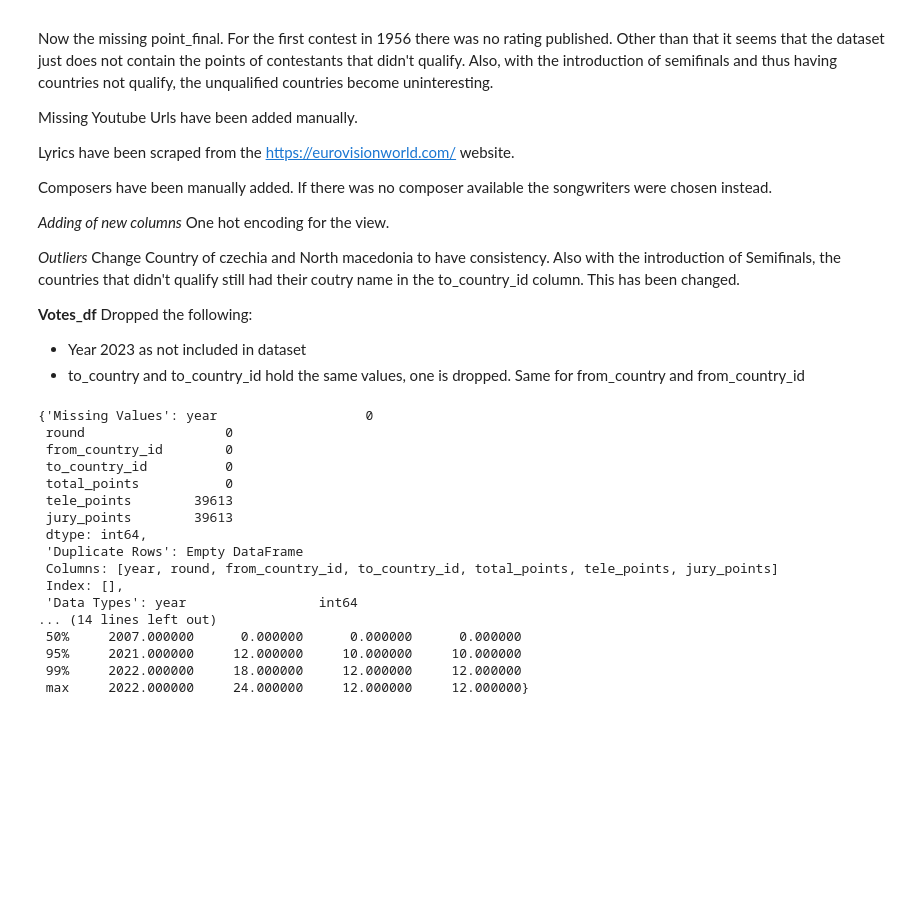
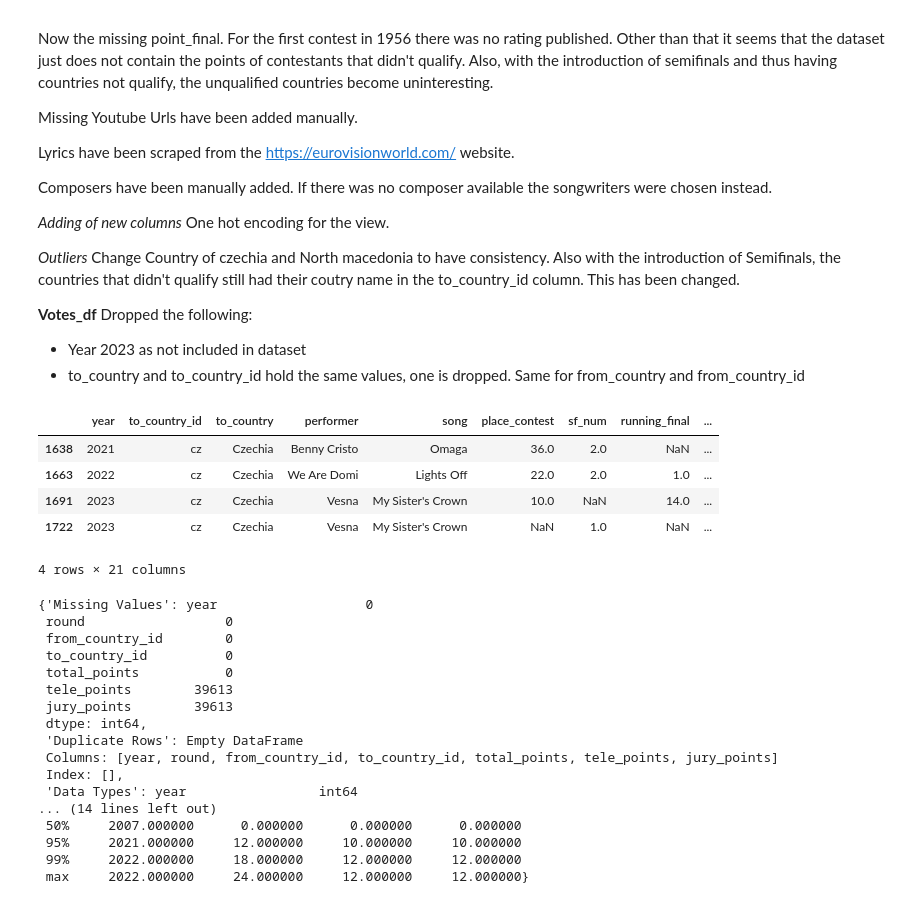
Before and after one commit to mikfre1/Eurotrash, a Jupyter notebook: data_review.ipynb, the cells around one changed output. Cells and saved outputs as stored; diff of their text form; code cells hidden in the pictures; blank space fills up the shorter version.

```diff
--- a/data_review.ipynb
+++ b/data_review.ipynb
@@ -426,6 +531,15 @@ Change Country of czechia and North macedonia to have consistency. Also with the
 Dropped the following:
 - Year 2023 as not included in dataset
 - to_country and to_country_id hold the same values, one is dropped. Same for from_country and from_country_id
+# %%
+contestant_df[contestant_df['to_country']=='Czechia']
+# %% [output]
+|  | year | to_country_id | to_country | performer | song | place_contest | sf_num | running_final | ... |
+| 1638 | 2021 | cz | Czechia | Benny Cristo | Omaga | 36.0 | 2.0 | NaN | ... |
+| 1663 | 2022 | cz | Czechia | We Are Domi | Lights Off | 22.0 | 2.0 | 1.0 | ... |
+| 1691 | 2023 | cz | Czechia | Vesna | My Sister's Crown | 10.0 | NaN | 14.0 | ... |
+| 1722 | 2023 | cz | Czechia | Vesna | My Sister's Crown | NaN | 1.0 | NaN | ... |
+4 rows × 21 columns
 # %%
 
 # Perform anomaly checks
```
Also changed, not shown: parts of 20 cells of this notebook.
